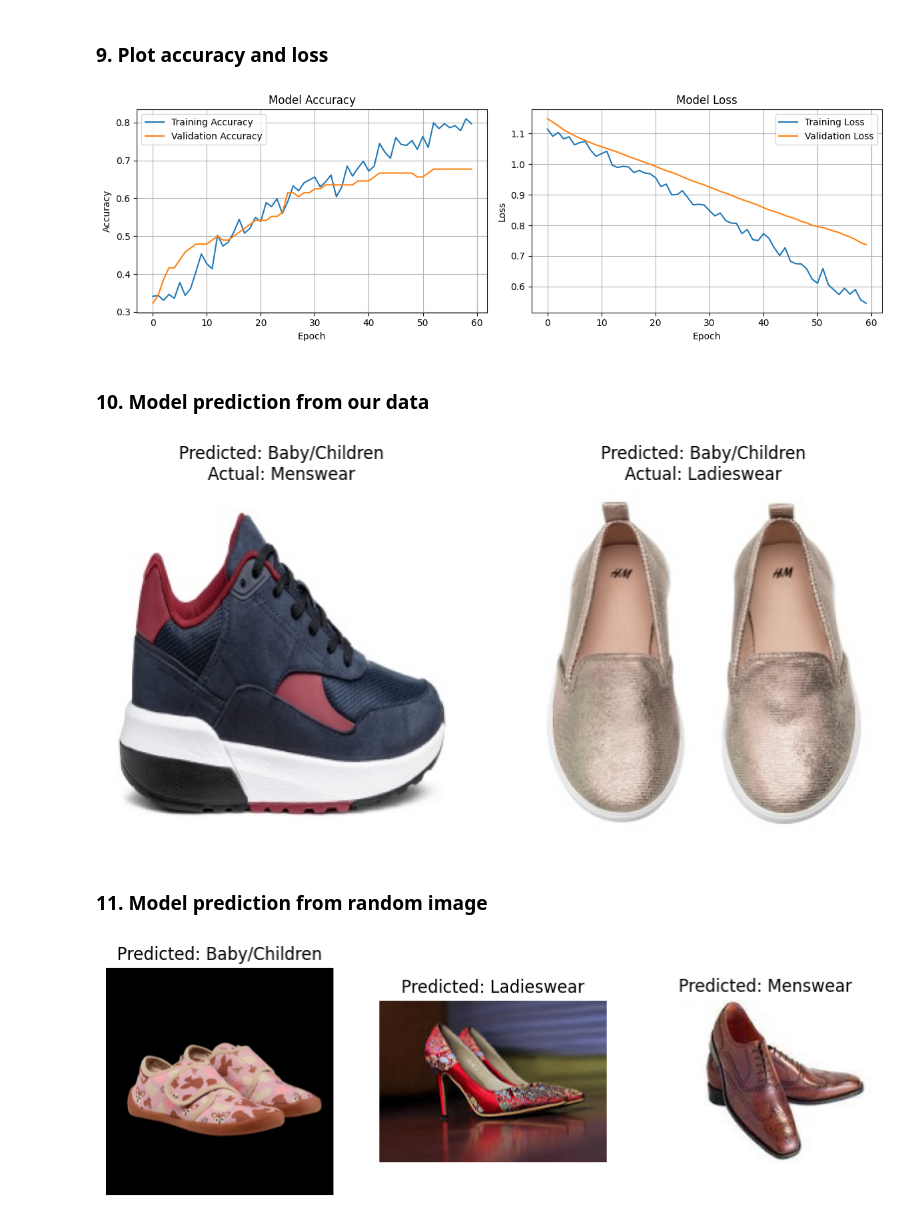
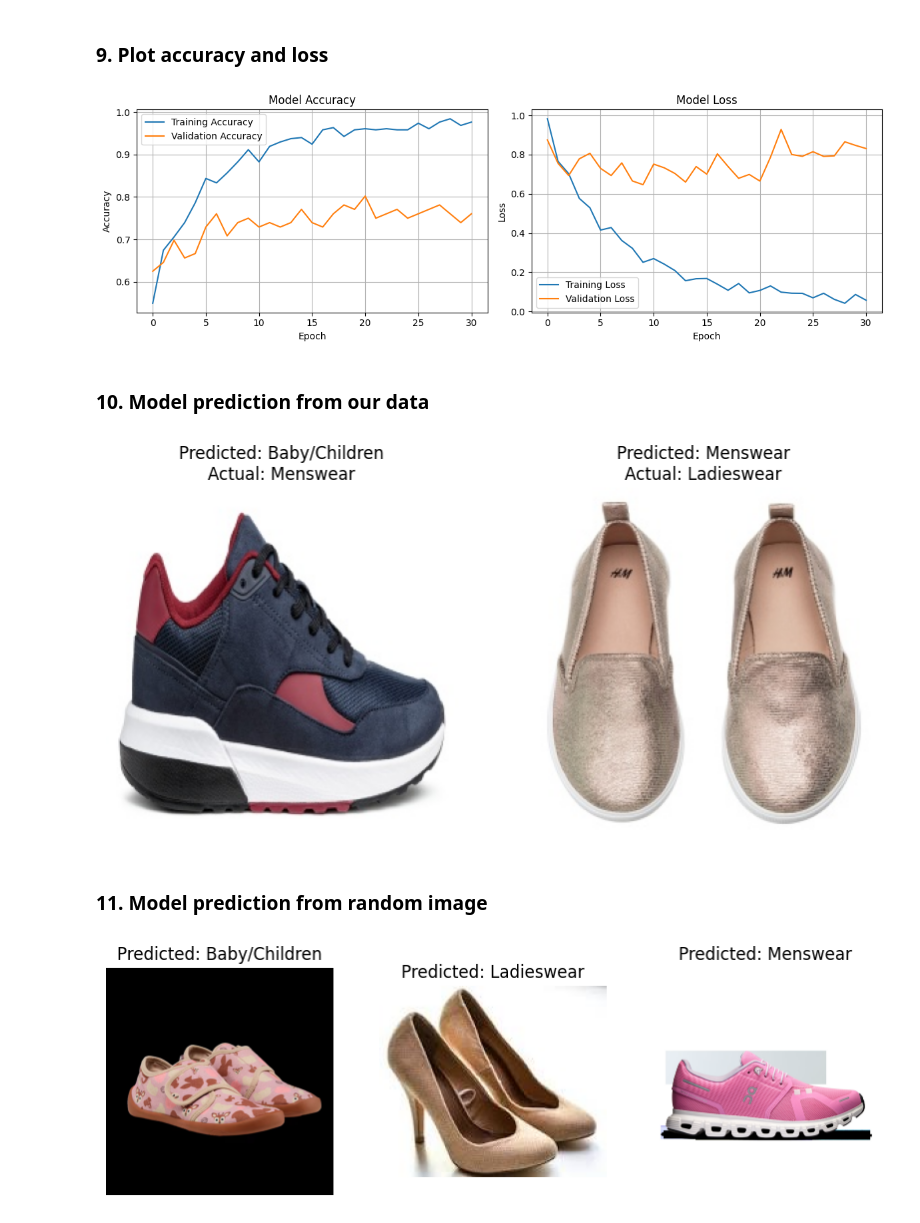
Before and after one commit to Anas-sel/shopping-assistant, a Jupyter notebook: notebooks/shweta_test_classifier.ipynb, the cells around one changed output. Drawn from its saved outputs; the diff is of its cells as text; code cells hidden in the pictures.

```diff
--- a/notebooks/shweta_test_classifier.ipynb
+++ b/notebooks/shweta_test_classifier.ipynb
@@ -84,10 +84,10 @@ Class weights: {np.int64(0): np.float64(1.2738853503184713), np.int64(1): np.flo
 # Build model
 data_augmentation = Sequential([
             layers.RandomFlip("horizontal"),
-            layers.RandomRotation(0.2),
-            layers.RandomZoom(0.2),
-            layers.RandomTranslation(0.1, 0.1),
-
+            layers.RandomRotation(0.15),
+            layers.RandomZoom(0.1),
+            layers.RandomTranslation(0.05, 0.05),
+            layers.RandomContrast(0.1),
         ])
 
 
@@ -111,6 +111,7 @@ x = layers.Dense(256, activation='relu')(x)
 x = layers.Dropout(0.3)(x)
 x = layers.Dense(128, activation='relu')(x)
 
+
 outputs = layers.Dense(num_classes, activation='softmax')(x)
 
 model = models.Model(inputs, outputs)
@@ -283,7 +274,7 @@ plt.grid(True)
 plt.tight_layout()
 plt.show()
 # %% [output]
-[figure, old version]
+[figure, new version]
 # %% [markdown]
 ### 10. Model prediction from our data
 # %%
@@ -308,44 +299,44 @@ for i, ax in enumerate(axes):
 
 plt.show()
 # %% [output]
-[figure, old version]
+[figure, new version]
 # %% [markdown]
 ### 11. Model prediction from random image
 # %%
 test_images_raw = [NOTEBOOK_DIR/'raw_data/test_images/kids.jpg',
-                   NOTEBOOK_DIR/'raw_data/test_images/women.jpg',
-                   NOTEBOOK_DIR/'raw_data/test_images/men.jpg']
+                   NOTEBOOK_DIR/'raw_data/test_images/download2.jpeg',
+                   NOTEBOOK_DIR/'raw_data/test_images/shoes_1.jpg']
 display_images = []
 test_images = []
 
 from shoppingassistant.helper_functions import preprocess_single_image
 
 # Preprocess each image
 for img_path in test_images_raw:
     x = preprocess_single_image(img_path)
     x = preprocess_input(x)
     test_images.append(x)
 
 # Stack correctly into one batch
 test_images = np.vstack(test_images)  # shape: (2, 256, 256, 3)
 
 predictions = model.predict(test_images, verbose=0)
 
 for img_path in test_images_raw:
     img = Image.open(img_path).convert("RGB")
     display_images.append(img)   # keep full quality
 
 # Create subplots: 1 row, 2 columns
 fig, axes = plt.subplots(1, 3, figsize=(10, 5))
 
 for i, ax in enumerate(axes):
     pred_idx = np.argmax(predictions[i])
     pred_gender = categories[pred_idx]
 
     ax.imshow(display_images[i])
     ax.set_title(f"Predicted: {pred_gender}")
     ax.axis('off')
 
 plt.show()
 # %% [output]
-[figure, old version]
+[figure, new version]
```
Also changed, not shown: parts of 6 cells of this notebook, 1 other file.
